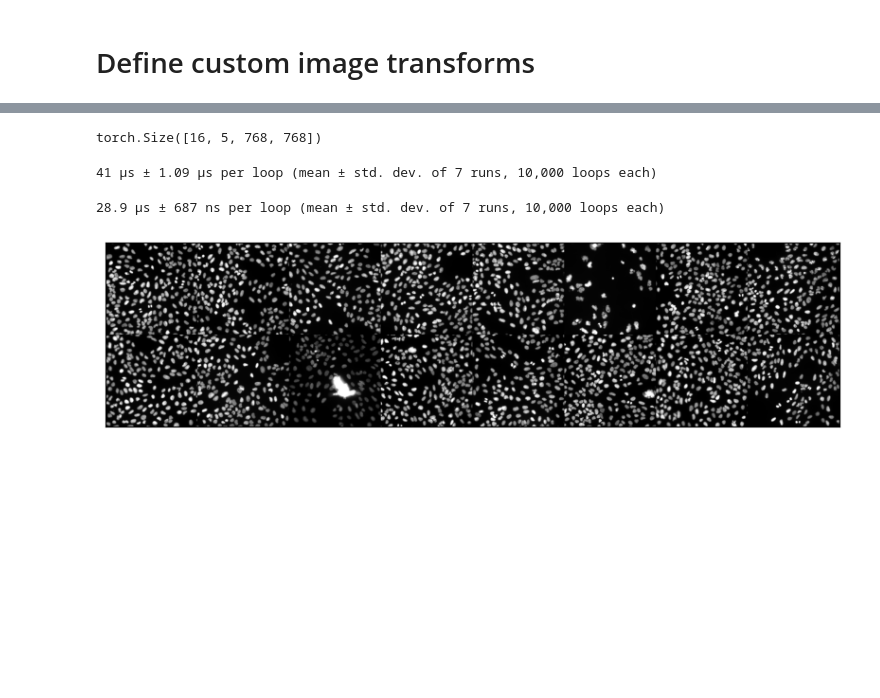
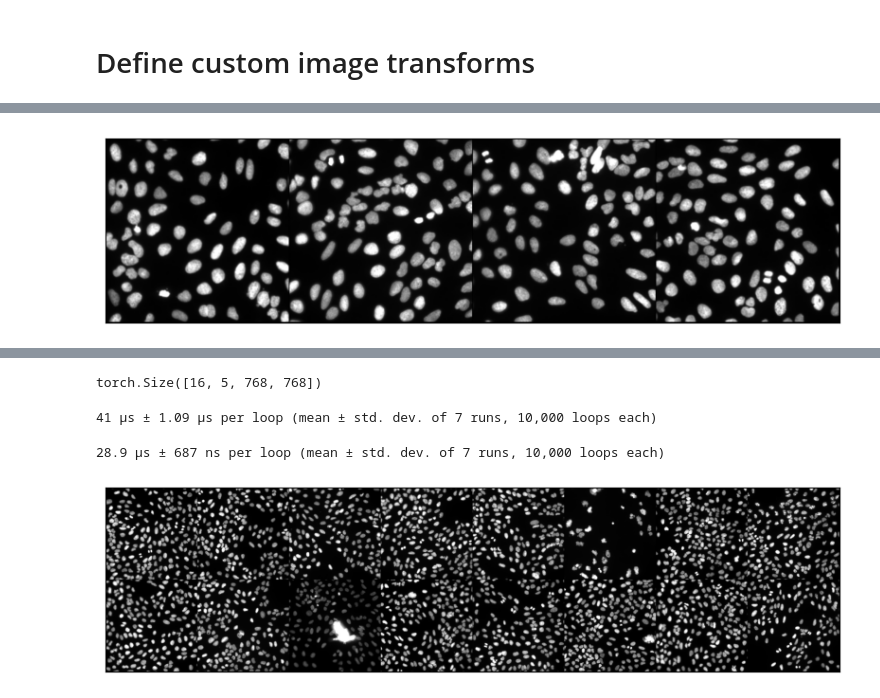
Before and after one commit to gwatkinson/jump_models, a Jupyter notebook: notebooks/1.1-gw-custom-transforms.ipynb, the cells around one changed output, grey strips where cells are left out. Saved outputs shown, nothing was run; the diff lists cells and outputs as text; code cells hidden in the pictures; blank space fills up the shorter version.

```diff
--- a/notebooks/1.1-gw-custom-transforms.ipynb
+++ b/notebooks/1.1-gw-custom-transforms.ipynb
@@ -93,0 +82,13 @@ trans = torch.nn.Sequential(
+# %%
+class TestTransform(transforms.Compose):
+    def __init__(self, size=256):
+        super().__init__(
+            (
+                transforms.ToImageTensor(),
+                transforms.ConvertImageDtype(),
+                transforms.RandomHorizontalFlip(),
+                transforms.RandomVerticalFlip(),
+                transforms.RandomCrop(size, pad_if_needed=True),
+                FillNaNs(nan=0.0, posinf=None, neginf=None),
+            )
+        )
@@ -94,6 +100,8 @@ trans = torch.nn.Sequential(
+# %%
+trans4 = TestTransform(size=384)
 # %%
-dataset = SimpleDataset(image_path, transform=trans)
-loader = DataLoader(dataset, batch_size=16, shuffle=True)
+dataset = SimpleDataset(image_path, transform=trans4)
+loader = DataLoader(dataset, batch_size=4, shuffle=True)
 # %%
 for batch in loader:
     print(batch.shape)
@@ -104,0 +137,5 @@ torch.Size([16, 5, 256, 256])
+# %%
+grid = make_grid(batch[:, :1, :, :], figsize=(14, 14))
+show(grid)
+# %% [output]
+[figure, added]
```
Also changed, not shown: parts of 11 cells of this notebook, 3 other files.
